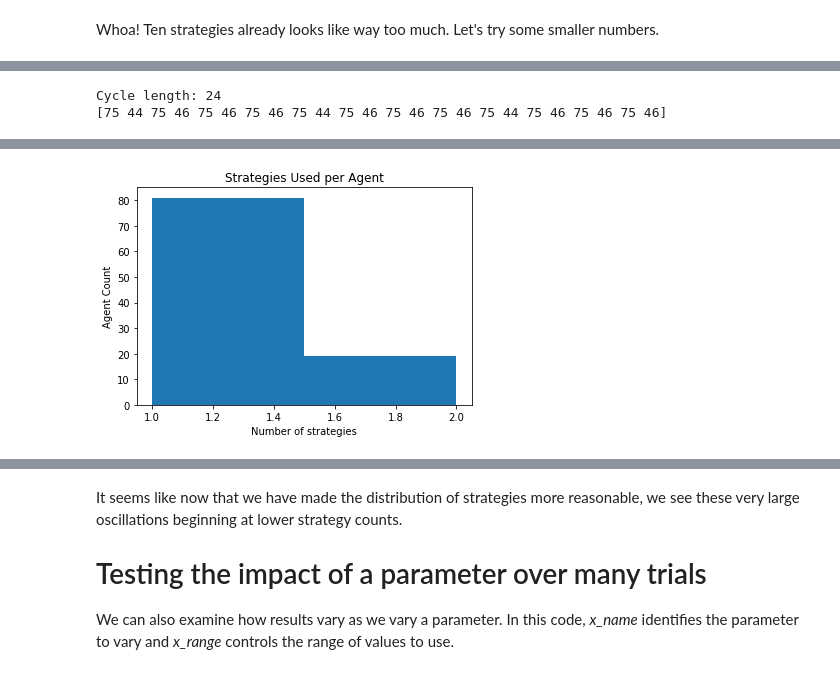
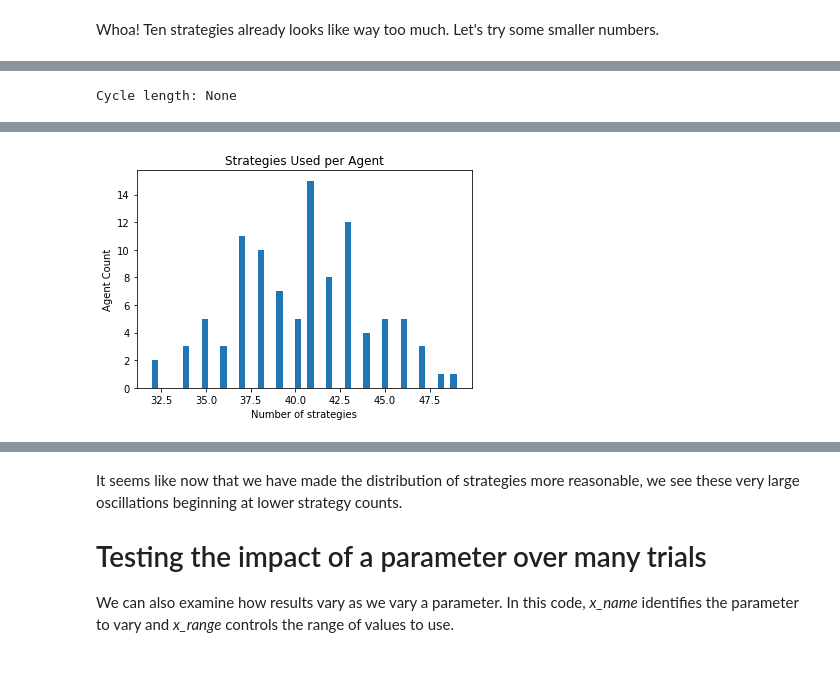
Before and after one commit to rebeku/El-Farol-Bar-Problem, a Jupyter notebook: V2/Experiments.ipynb, the cells around one changed output, grey strips where cells are left out. Saved outputs shown, nothing was run; the diff lists cells and outputs as text; code cells hidden in the pictures.

```diff
--- a/V2/Experiments.ipynb
+++ b/V2/Experiments.ipynb
@@ -150,5 +154,4 @@ Cycle length: None
 # %%
-summarize_run(seed=444445, strategies=5, n_iter=2000)
+summarize_run(seed=444445, strategies=100, n_iter=200)
 # %% [output]
-Cycle length: 24
-[75 44 75 46 75 46 75 46 75 44 75 46 75 46 75 46 75 44 75 46 75 46 75 46]
+Cycle length: None
@@ -157,4 +160,4 @@ Cycle length: 24
-[figure, old version]
+[figure, new version]
 # %%
 summarize_run(seed=444446, strategies=4, n_iter=2000)
 # %% [output]
```
Also changed, not shown: parts of 23 cells of this notebook, 1 other file.
